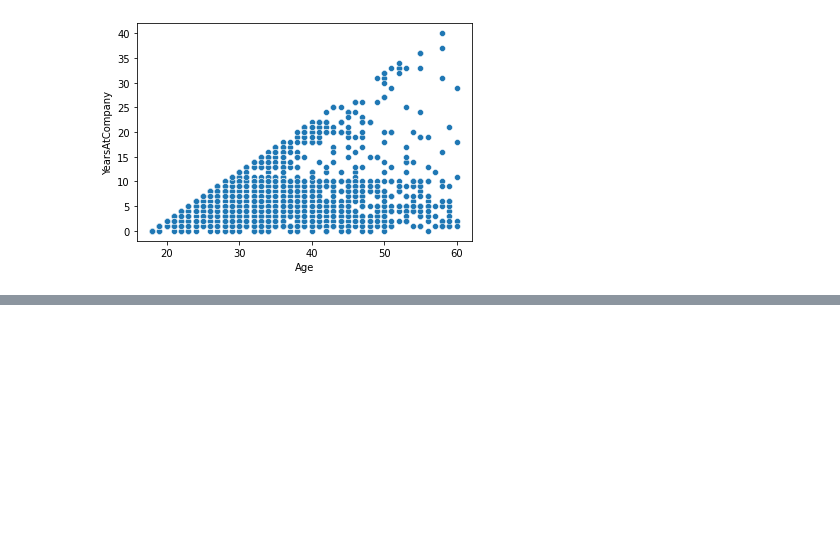
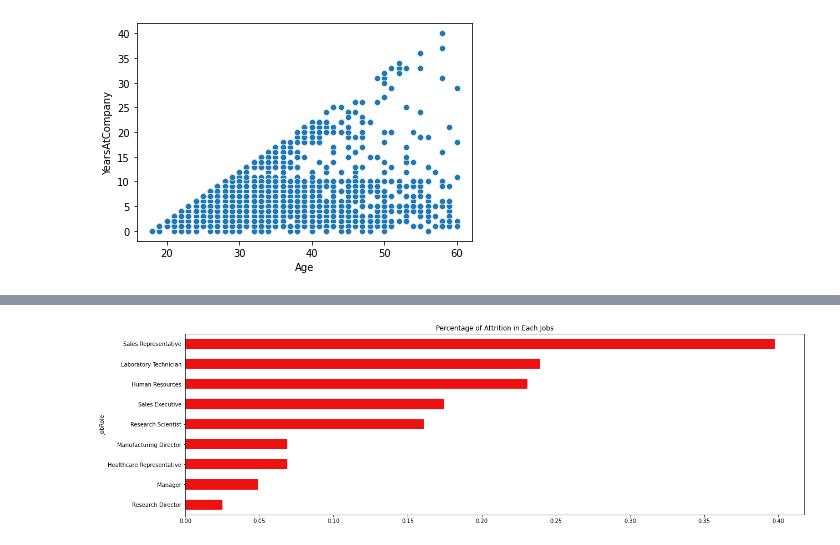
Before and after one commit to santokalayil/IBM_HR_Analytics_Employee_Attrition_and_Performance, a Jupyter notebook: IBM_HR_Analytics_Employee_Attrition_&_Performance.ipynb, the cells around one changed output, grey strips where cells are left out. Cells and saved outputs as stored; diff of their text form; code cells hidden in the pictures; blank space fills up the shorter version.

```diff
--- a/IBM_HR_Analytics_Employee_Attrition_&_Performance.ipynb
+++ b/IBM_HR_Analytics_Employee_Attrition_&_Performance.ipynb
@@ -394,0 +348,7 @@ plt.ylabel
+# %%
+df.groupby('JobRole')['Attrition'].value_counts(normalize=True
+                                               )[:,'Yes'].sort_values().plot(
+    kind='barh', color='#ee1111',
+    title="Percentage of Attrition in Each Jobs", figsize=(20,6));
+# %% [output]
+[figure, added]
```
Also changed, not shown: parts of 27 cells of this notebook.
